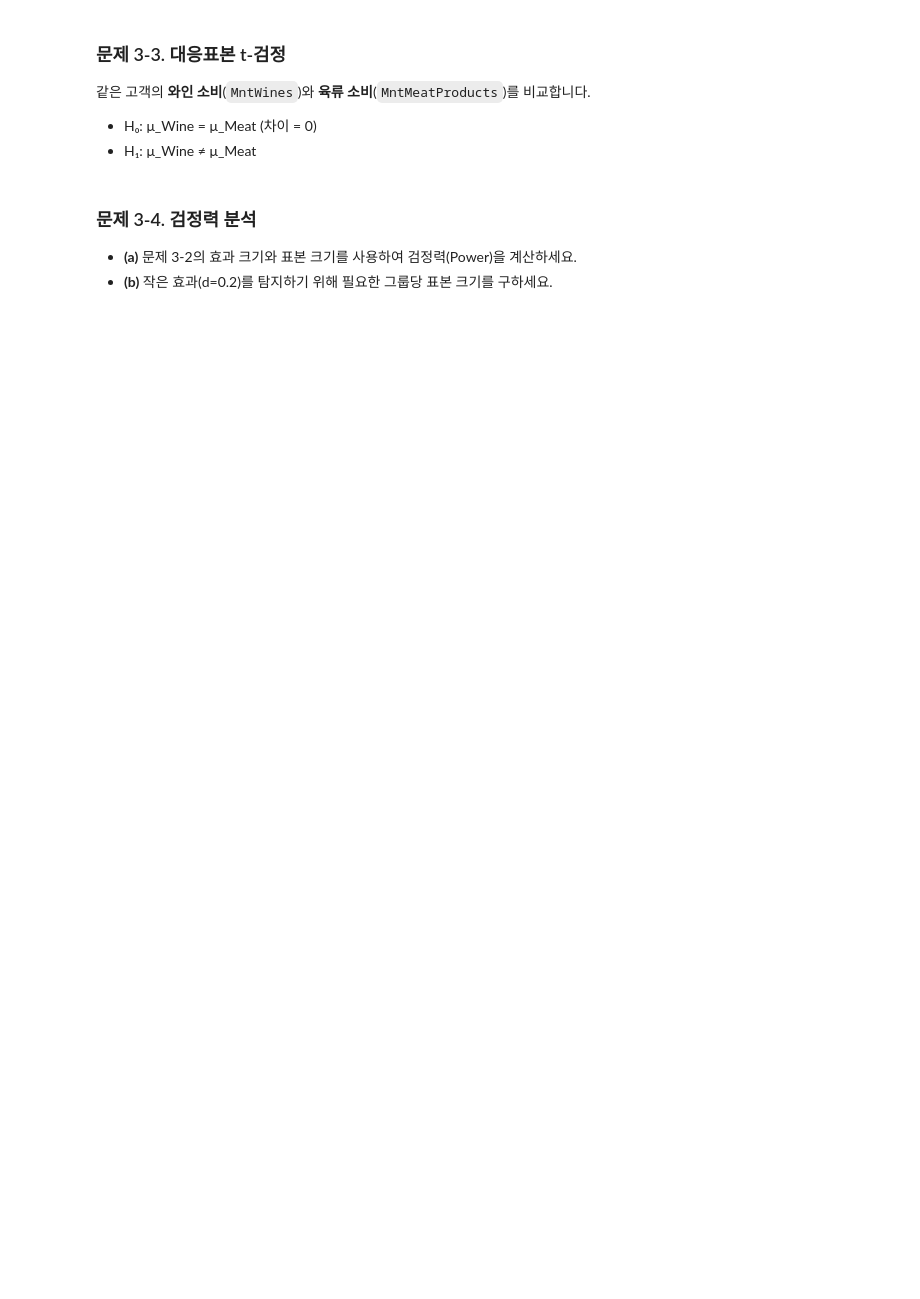
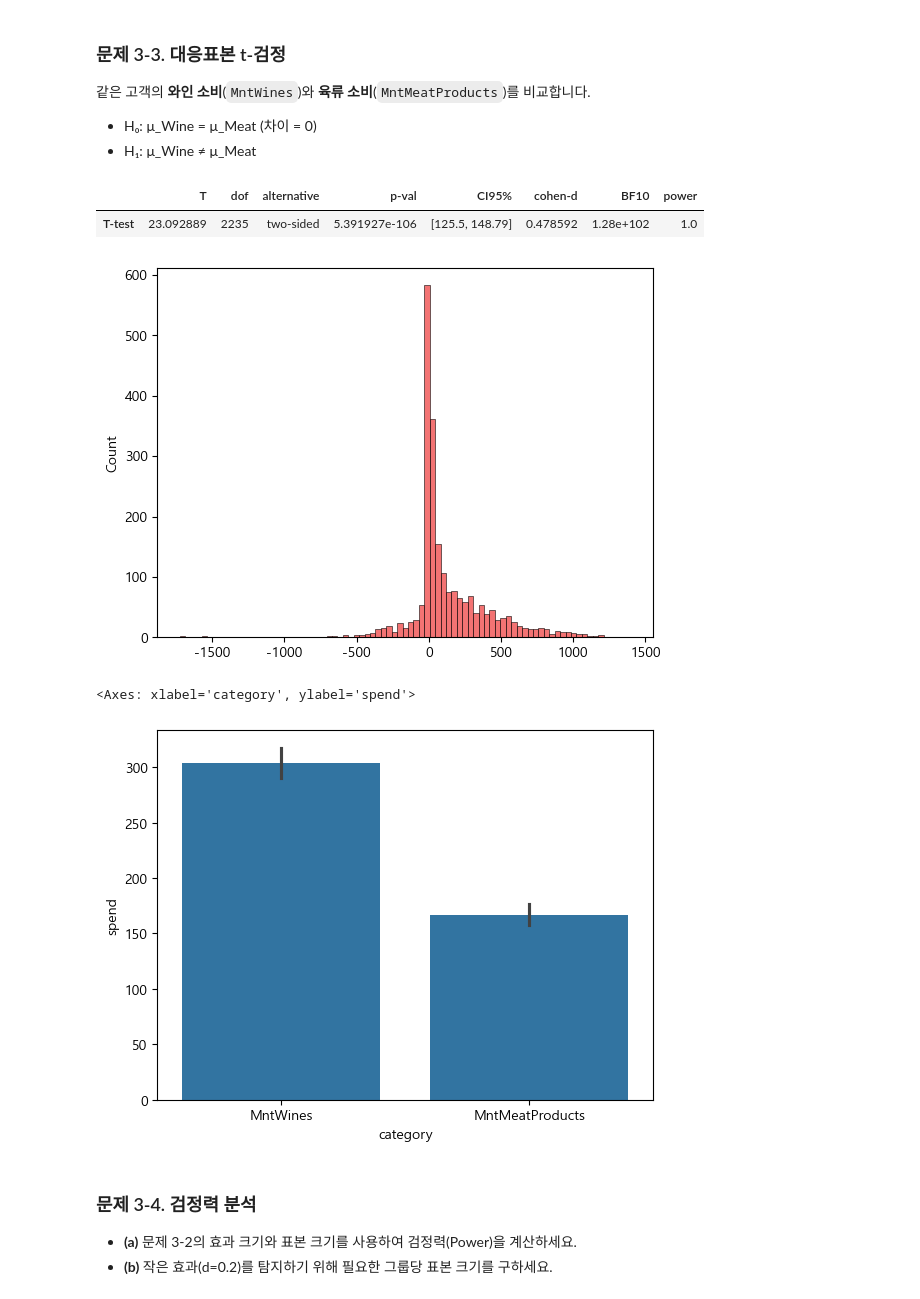
Before and after one commit to sparta-data11-statistics-practice/practice-01-descriptive-statistics-lch092420, a Jupyter notebook: practice_comprehensive_lch.ipynb, the cells around one changed output. Saved outputs shown, nothing was run; the diff lists cells and outputs as text; code cells hidden in the pictures; blank space fills up the shorter version.

```diff
--- a/practice_comprehensive_lch.ipynb
+++ b/practice_comprehensive_lch.ipynb
@@ -617,10 +676,28 @@ yes_child = df[df['Has_Children']]['Total_Spending']
 # %%
 wines = df['MntWines']
 meat = df['MntMeatProducts']
-
+diff = wines - meat
 # TODO 3-3: 차이 계산 + 대응표본 t-검정 + Cohen's d + 결과 출력
+diff_t = pg.ttest(wines,meat,paired = True, alternative = 'two-sided')
+display(diff_t)
+# p-value가 매우 작으므로 귀무가설 기각, 와인과 육류 소비의 차이가 있다고 판정할 수 있다. 효과크기는 작은 크기이므로, 그 차이가 크다고 하긴 힘들다.
+# %% [output]
+|  | T | dof | alternative | p-val | CI95% | cohen-d | BF10 | power |
+| T-test | 23.092889 | 2235 | two-sided | 5.391927e-106 | [125.5, 148.79] | 0.478592 | 1.28e+102 | 1.0 |
 # %%
 # TODO 3-3(b): (1) 대응 차이 히스토그램 (2) 카테고리별 평균 비교 막대그래프
+sns.histplot(diff, color=COLORS['red'])
+plt.show()
+
+sns.barplot()
+
+df_melt = pd.melt(df[['MntWines', 'MntMeatProducts']], var_name='category',value_name='spend')
+
+sns.barplot(df_melt, x = 'category', y = 'spend')
+# %% [output]
+[figure, added]
+<Axes: xlabel='category', ylabel='spend'>
+[figure, added]
 # %% [markdown]
 ### 문제 3-4. 검정력 분석
 
```
Also changed, not shown: parts of 28 cells of this notebook.
